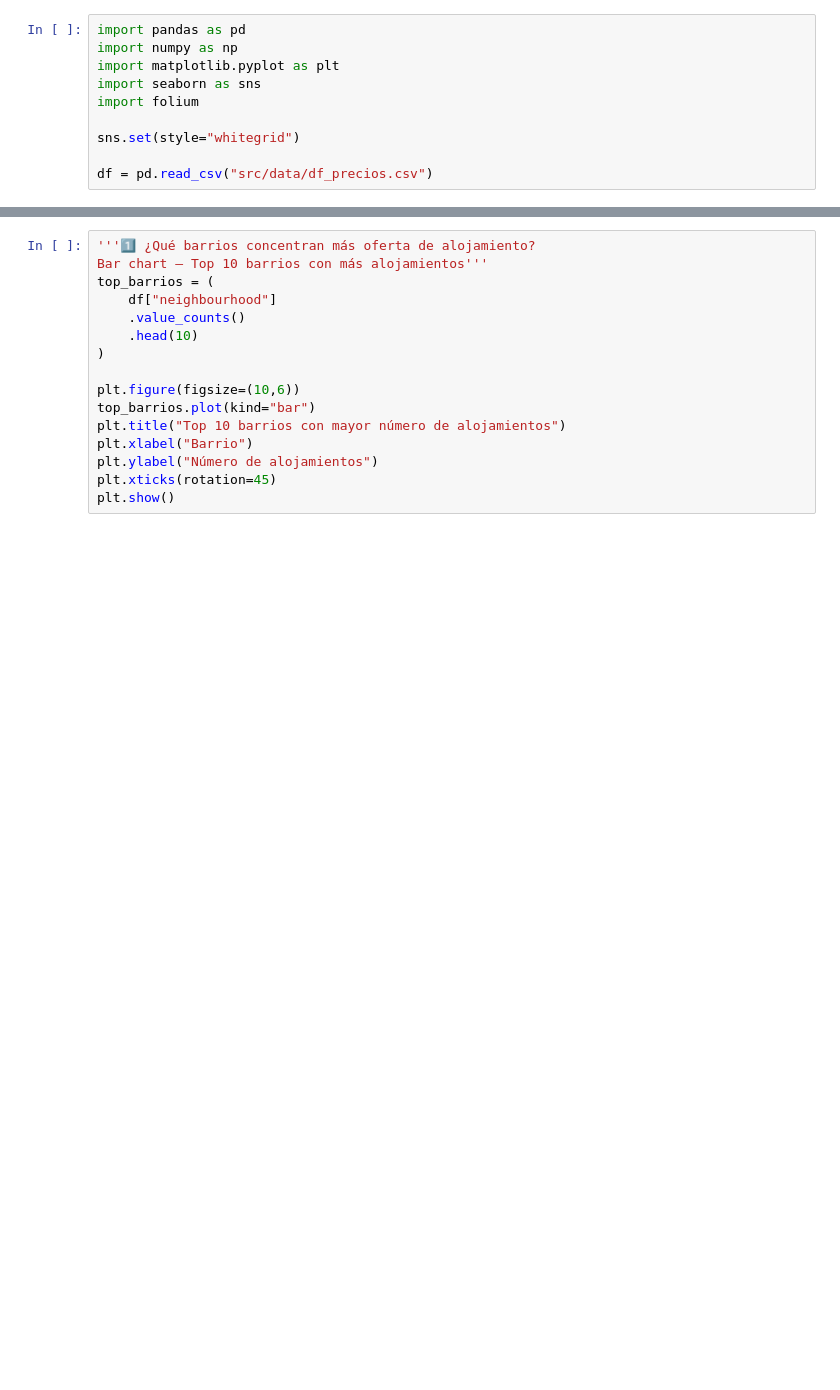
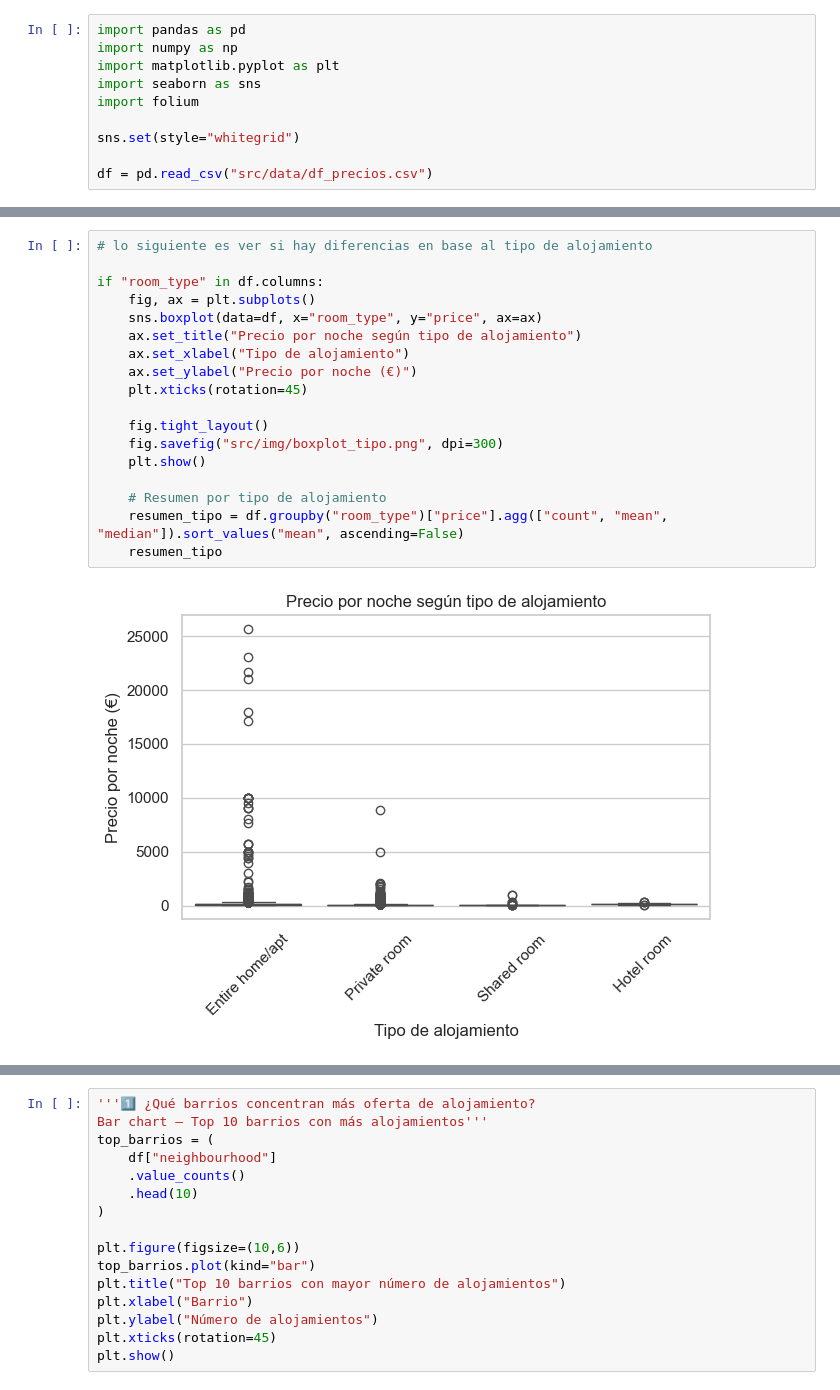
Before and after one commit to DS-Patricia/EDA_Alojamientos_turisticos_Madrid, a Jupyter notebook: univariante.ipynb, the cells around one changed output, grey strips where cells are left out. Saved outputs shown, nothing was run; the diff lists cells and outputs as text; blank space fills up the shorter version.

```diff
--- a/univariante.ipynb
+++ b/univariante.ipynb
@@ -10,0 +52,20 @@ df = pd.read_csv("src/data/df_precios.csv")
+# %%
+# lo siguiente es ver si hay diferencias en base al tipo de alojamiento
+
+if "room_type" in df.columns:
+    fig, ax = plt.subplots()
+    sns.boxplot(data=df, x="room_type", y="price", ax=ax)
+    ax.set_title("Precio por noche según tipo de alojamiento")
+    ax.set_xlabel("Tipo de alojamiento")
+    ax.set_ylabel("Precio por noche (€)")
+    plt.xticks(rotation=45)
+
+    fig.tight_layout()
+    fig.savefig("src/img/boxplot_tipo.png", dpi=300)
+    plt.show()
+
+    # Resumen por tipo de alojamiento
+    resumen_tipo = df.groupby("room_type")["price"].agg(["count", "mean", "median"]).sort_values("mean", ascending=False)
+    resumen_tipo
+# %% [output]
+[figure, added]
```
Also changed, not shown: parts of 29 cells of this notebook.
